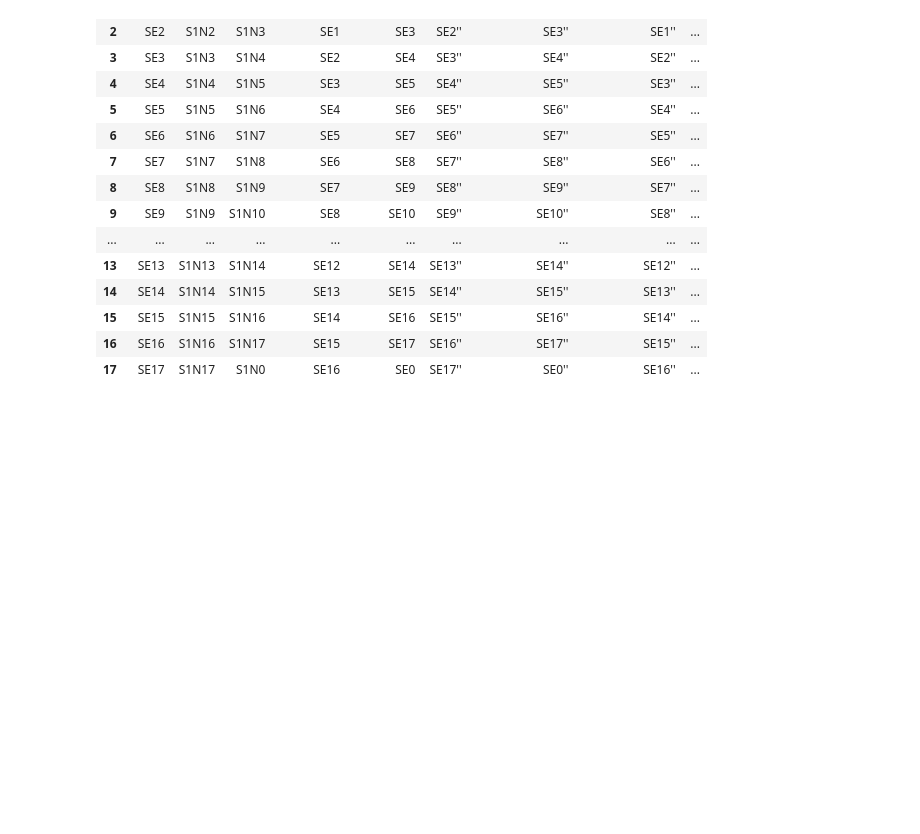
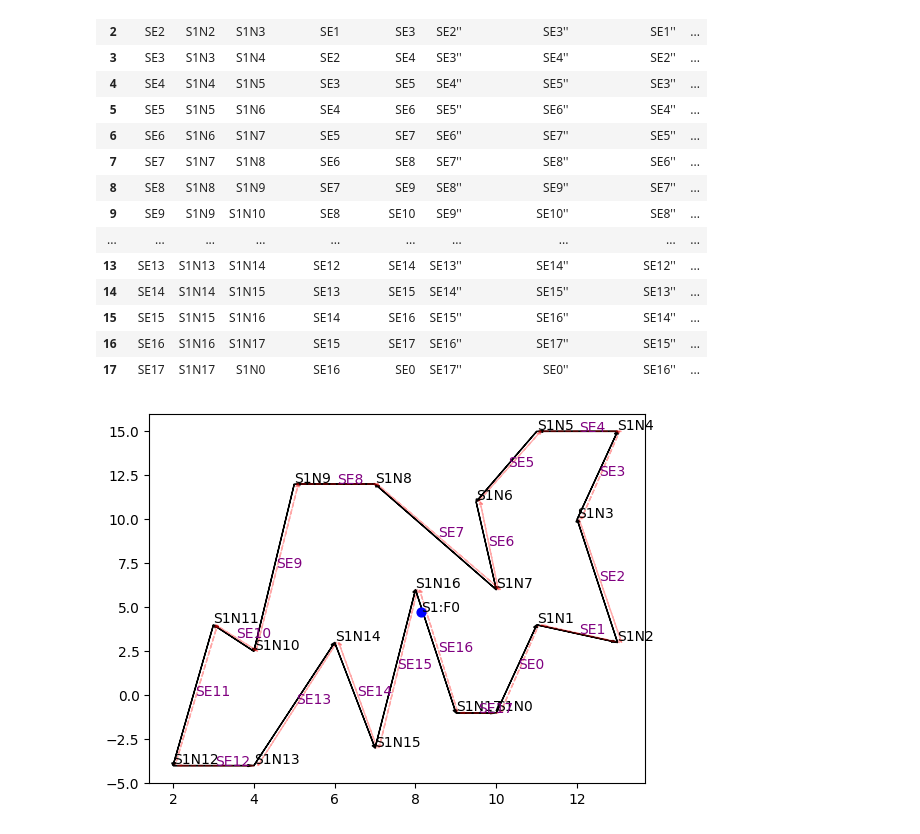
Before and after one commit to DaveAlsina/8tavoSemestre, a Jupyter notebook: geometria/tarea2/tarea2solucion.ipynb, the cells around one changed output. Saved outputs shown, nothing was run; the diff lists cells and outputs as text; code cells hidden in the pictures; blank space fills up the shorter version.

```diff
--- a/geometria/tarea2/tarea2solucion.ipynb
+++ b/geometria/tarea2/tarea2solucion.ipynb
@@ -1136,3 +1234,7 @@ semiedges.show_data_structure()
 | 15 | SE15 | S1N15 | S1N16 | SE14 | SE16 | SE15'' | SE16'' | SE14'' | ... |
 | 16 | SE16 | S1N16 | S1N17 | SE15 | SE17 | SE16'' | SE17'' | SE15'' | ... |
 | 17 | SE17 | S1N17 | S1N0 | SE16 | SE0 | SE17'' | SE0'' | SE16'' | ... |
+# %%
+PlotDoubleConnectedEdgeList.plot(semiedges)
+# %% [output]
+[figure, added]
```
Also changed, not shown: parts of 18 cells of this notebook.
